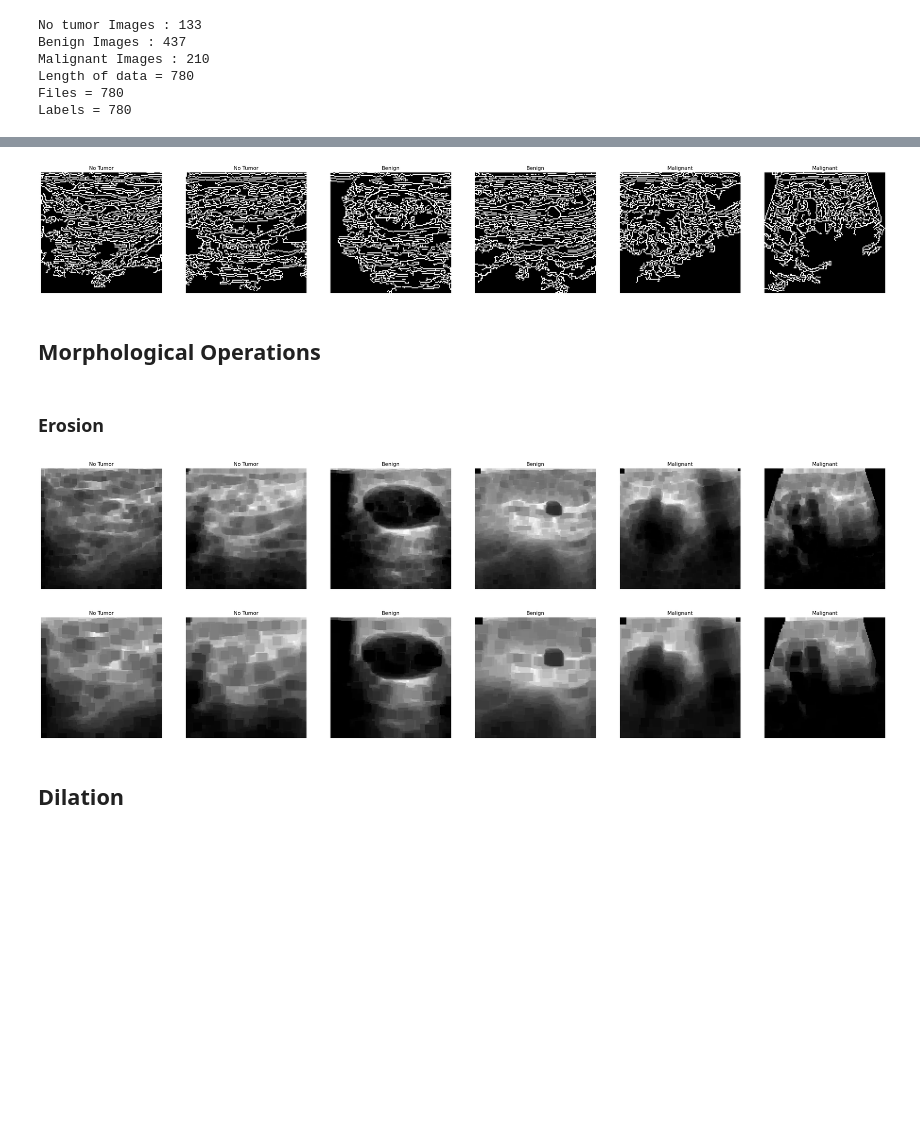
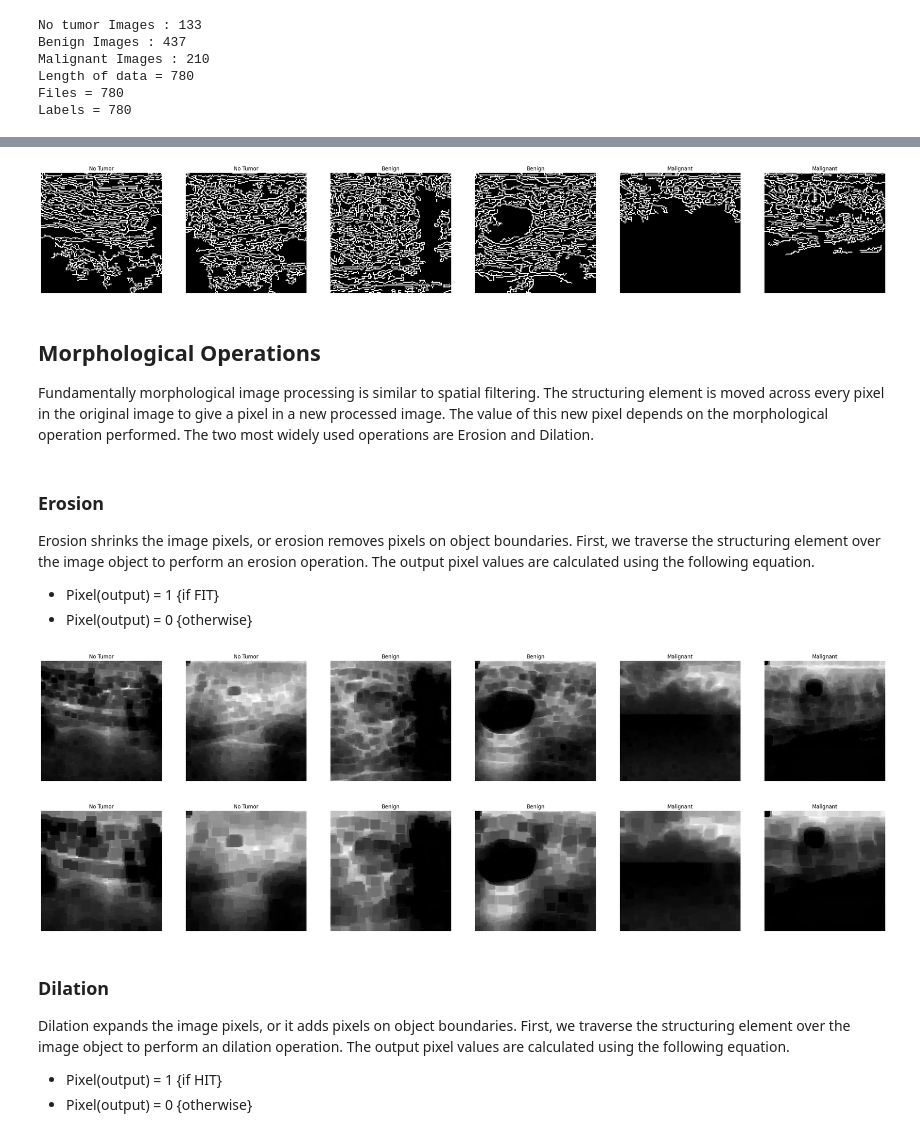
Before and after one commit to SamTheMar/Breast_Tumor_AII, a Jupyter notebook: FeaturesExtraction.ipynb, the cells around one changed output, grey strips where cells are left out. Saved outputs shown, nothing was run; the diff lists cells and outputs as text; code cells hidden in the pictures; blank space fills up the shorter version.

```diff
--- a/FeaturesExtraction.ipynb
+++ b/FeaturesExtraction.ipynb
@@ -219,7 +221,7 @@ sample_images(thresholded, sample)
 # Applied threshold to zero inversion
 thresholded_images=[]
 thresholded_images.clear()
-for idx, image in enumerate(grayscale_images):
+for image in grayscale_images:
     image = cv2.adaptiveThreshold(image, 255, cv2.ADAPTIVE_THRESH_GAUSSIAN_C, cv2.THRESH_BINARY, 13, 5)
     thresholded_images.append(image)
 sample_images(thresholded_images, sample)
@@ -233,8 +240,8 @@ sample_images(thresholded_images, sample)
 # Using sobel filter on grayscale images
 x_edged_images=[]
 x_edged_images.clear()
-for idx, image in enumerate(grayscale_images):
-    sobelx = cv2.Sobel(image,cv2.CV_64F,1,0,ksize=5)
+for image in grayscale_images:
+    sobelx = cv2.Sobel(image, cv2.CV_64F, 1, 0, ksize=5)
     x_edged_images.append(sobelx)
 sample_images(x_edged_images, sample)
 # %% [output]
@@ -244,44 +260,52 @@ sample_images(x_edged_images, sample)
 # %%
 conny_edged_images=[]
 conny_edged_images.clear()
-for idx, image in enumerate(input_images):
-    image = cv2.Canny(image,10,200)
+for image in image_list:
+    image = cv2.Canny(image, 10, 200)
     conny_edged_images.append(image)
 sample_images(conny_edged_images, sample)
 # %% [output]
-[figure, old version]
+[figure, new version]
 # %% [markdown]
 ## Morphological Operations
+
+Fundamentally morphological image processing is similar to spatial filtering. The structuring element is moved across every pixel in the original image to give a pixel in a new processed image. The value of this new pixel depends on the morphological operation performed. The two most widely used operations are Erosion and Dilation.
 # %% [markdown]
 ### Erosion
+
+Erosion shrinks the image pixels, or erosion removes pixels on object boundaries. First, we traverse the structuring element over the image object to perform an erosion operation. The output pixel values are calculated using the following equation.
+- Pixel(output) = 1 {if FIT}
+- Pixel(output) = 0 {otherwise}
 # %%
 ero_images = []
 ero_images.clear()
-kernel = np.ones((5,5),np.uint8)
-for idx, image in enumerate(grayscale_images):
-
-    erosion = cv2.erode(image,kernel,iterations = 1)
+kernel = np.ones((5, 5), np.uint8)
+for image in grayscale_images:
+    erosion = cv2.erode(image, kernel, iterations=1)
     ero_images.append(erosion)
 sample_images(ero_images, sample)
 # %% [output]
-[figure, old version]
+[figure, new version]
 # %%
 ero_images = []
 ero_images.clear()
 kernel = np.ones((3,3),np.uint8)
-for idx, image in enumerate(grayscale_images):
-
-    erosion = cv2.erode(image,kernel,iterations = 2)
-    dilation = cv2.dilate(erosion,kernel,iterations = 1)
-    erosion = cv2.erode(dilation,kernel,iterations = 2)
-    dilation = cv2.dilate(erosion,kernel,iterations = 1)
-    erosion = cv2.erode(dilation,kernel,iterations = 2)
+for image in grayscale_images:
+    erosion = cv2.erode(image, kernel, iterations=2)
+    dilation = cv2.dilate(erosion, kernel, iterations=1)
+    erosion = cv2.erode(dilation, kernel, iterations=2)
+    dilation = cv2.dilate(erosion, kernel, iterations=1)
+    erosion = cv2.erode(dilation, kernel, iterations=2)
     ero_images.append(erosion)
 sample_images(ero_images, sample)
 # %% [output]
-[figure, old version]
+[figure, new version]
 # %% [markdown]
-## Dilation
+### Dilation
+
+Dilation expands the image pixels, or it adds pixels on object boundaries. First, we traverse the structuring element over the image object to perform an dilation operation. The output pixel values are calculated using the following equation.
+- Pixel(output) = 1 {if HIT}
+- Pixel(output) = 0 {otherwise}
 # %%
 dilation_images = []
 dilation_images.clear()
```
Also changed, not shown: parts of 34 cells of this notebook, 1 other file.
